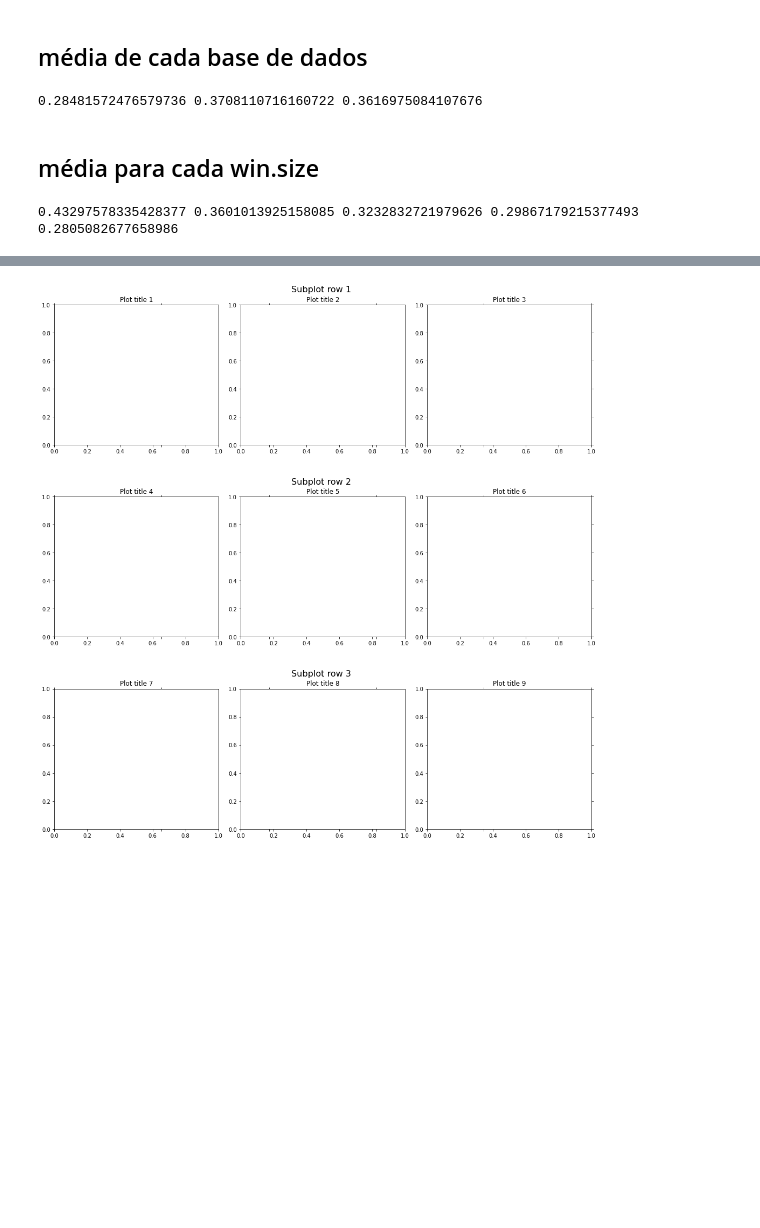
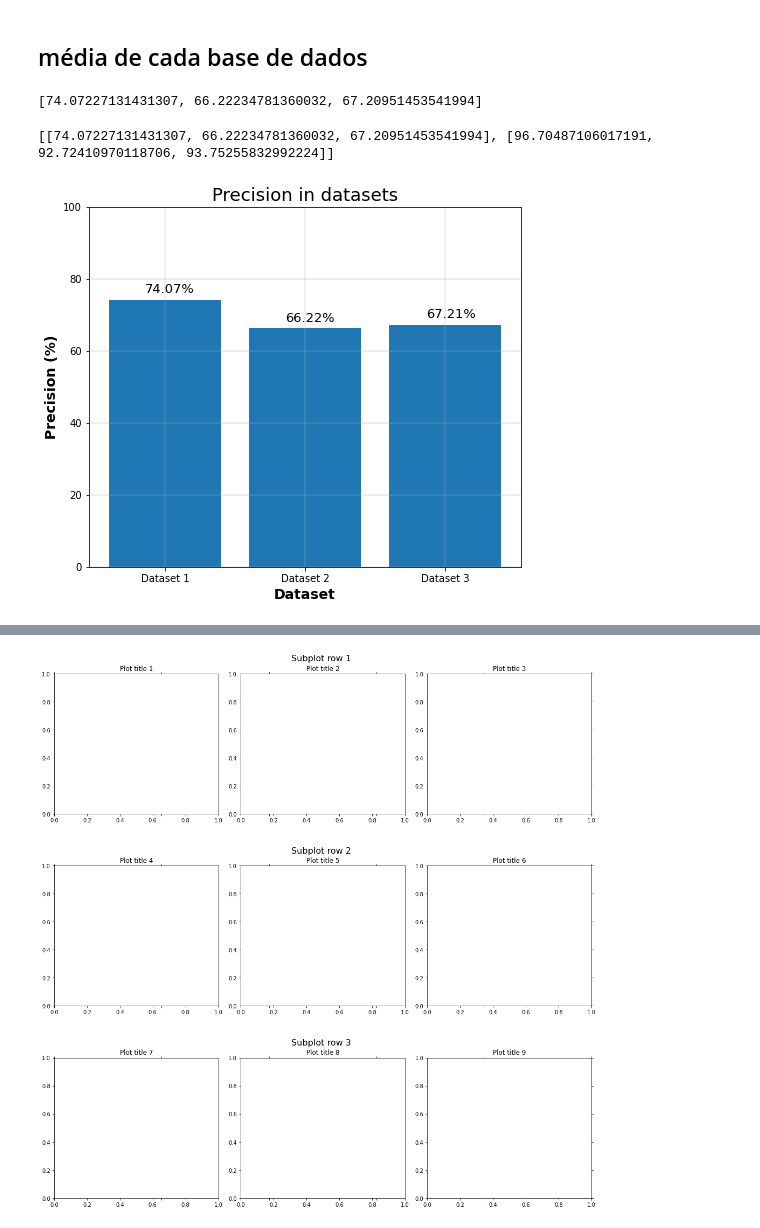
Before and after one commit to danielkansaon/NLP-Discipline, a Jupyter notebook: TP1/TP1_word2vec.ipynb, the cells around one changed output, grey strips where cells are left out. Cells and saved outputs as stored; diff of their text form; code cells hidden in the pictures; blank space fills up the shorter version.

```diff
--- a/TP1/TP1_word2vec.ipynb
+++ b/TP1/TP1_word2vec.ipynb
@@ -96,7 +102,7 @@ print("All Words :", len(words_to_evaluate))
 # %% [output]
 All Words : 19544
 # %%
-df = pd.read_csv('data/models_values.csv', sep=',')
+df = pd.read_csv('saved_models/models_values.csv', sep=',')
 df = df.sort_values(by=["mean"], ascending=[True])
 display(df[:10])
 # %% [output]
@@ -326,6 +376,12 @@ plot_graph_rows(n_rows, n_cols, x_axis, g_values_sg, main_title, dataset_names,
 # %% [markdown]
 ## Média skip-gram e cbow
 # %%
-df_dataset1 = df.loc[df['model'].str.contains('all_data')]
-df_dataset2 = df.loc[df['model'].str.contains('data1')]
-df_dataset3 = df.loc[df['model'].str.contains('data2')]
+df20 = pd.read_csv('saved_models/models_values_w20.csv', sep=',')
+df2 = pd.concat([df, df20])
+df_dataset1 = df2.loc[df['model'].str.contains('all_data')]
+df_dataset2 = df2.loc[df['model'].str.contains('data1')]
+df_dataset3 = df2.loc[df['model'].str.contains('data2')]
+
+
+
+print(df2['model'])
@@ -338,22 +423,52 @@ print(np.mean(df.loc[df['model'].str.contains('skip_gram')]['mean']))
 # %% [markdown]
 ## média de cada base de dados
 # %%
-me_dataset1 = np.mean(df.loc[df['model'].str.contains('all_data')]['mean'])
-me_dataset2 = np.mean(df.loc[df['model'].str.contains('data1')]['mean'])
-me_dataset3 = np.mean(df.loc[df['model'].str.contains('data2')]['mean'])
+values = []
+values.append(100 - np.mean(df2.loc[df2['model'].str.contains('all_data')]['mean']) * 100)
+values.append(100 - np.mean(df2.loc[df2['model'].str.contains('data1')]['mean']) * 100)
+values.append(100 - np.mean(df2.loc[df2['model'].str.contains('data2')]['mean']) * 100)
 
-print(me_dataset1, me_dataset2, me_dataset3)
+
+print(values)
 # %% [output]
-0.28481572476579736 0.3708110716160722 0.3616975084107676
+[74.07227131431307, 66.22234781360032, 67.20951453541994]
-# %% [markdown]
-## média para cada win.size
 # %%
-me_win2 = np.mean(df.loc[df['model'].str.contains('-w2-')]['mean'])
-me_win4 = np.mean(df.loc[df['model'].str.contains('-w4-')]['mean'])
-me_win6 = np.mean(df.loc[df['model'].str.contains('-w6-')]['mean'])
-me_win8 = np.mean(df.loc[df['model'].str.contains('-w8-')]['mean'])
-me_win10 = np.mean(df.loc[df['model'].str.contains('-w10-')]['mean'])
+recall = []
+a = 100 - np.mean(df2.loc[df2['model'].str.contains('all_data')]['mean']) * 100
+b= 100 - np.mean(df2.loc[df2['model'].str.contains('data1')]['mean']) * 100
+c = 100 - np.mean(df2.loc[df2['model'].str.contains('data2')]['mean']) * 100
 
-print(me_win2, me_win4, me_win6, me_win8, me_win10)
+
+d = (1 - np.mean(df2.loc[df2['model'].str.contains('all_data')]['num_words_miss'])/TOTAL_WORDS_COMBINE) * 100
+e = (1 - np.mean(df2.loc[df2['model'].str.contains('data1')]['num_words_miss'])/TOTAL_WORDS_COMBINE)* 100
+f = (1 -np.mean(df2.loc[df2['model'].str.contains('data2')]['num_words_miss'])/TOTAL_WORDS_COMBINE)*100
+
+
+recall.append([a,b,c])
+recall.append([d,e, f])
+print(recall)
 # %% [output]
-0.43297578335428377 0.3601013925158085 0.3232832721979626 0.29867179215377493 0.2805082677658986
+[[74.07227131431307, 66.22234781360032, 67.20951453541994], [96.70487106017191, 92.72410970118706, 93.75255832992224]]
+# %%
+import matplotlib.pyplot as plt
+fig = plt.figure(figsize = (6,5))
+ax = fig.add_axes([0,0,1,1])
+langs = ['Dataset 1', 'Dataset 2', 'Dataset 3']
+ax.bar(langs,values)
+#ax.bar(langs,recall)
+
+# Adding Xticks
+plt.xlabel('Dataset', fontweight ='bold', fontsize = 14)
+plt.ylabel('Precision (%)', fontweight ='bold', fontsize = 14)
+
+plt.ylim([0, 100])
+plt.grid(True, linewidth=0.4)
+plt.title('Precision in datasets', fontsize = 18)
+
+xlocs=[i+1 for i in range(0,3)]
+for i, v in enumerate(values):
+    plt.text(xlocs[i] - 1.14, v + 2, str(round(v, 2)) + "%", fontsize=13)
+
+plt.show()
+# %% [output]
+[figure, added]
```
Also changed, not shown: parts of 23 cells of this notebook, 1 other file.
